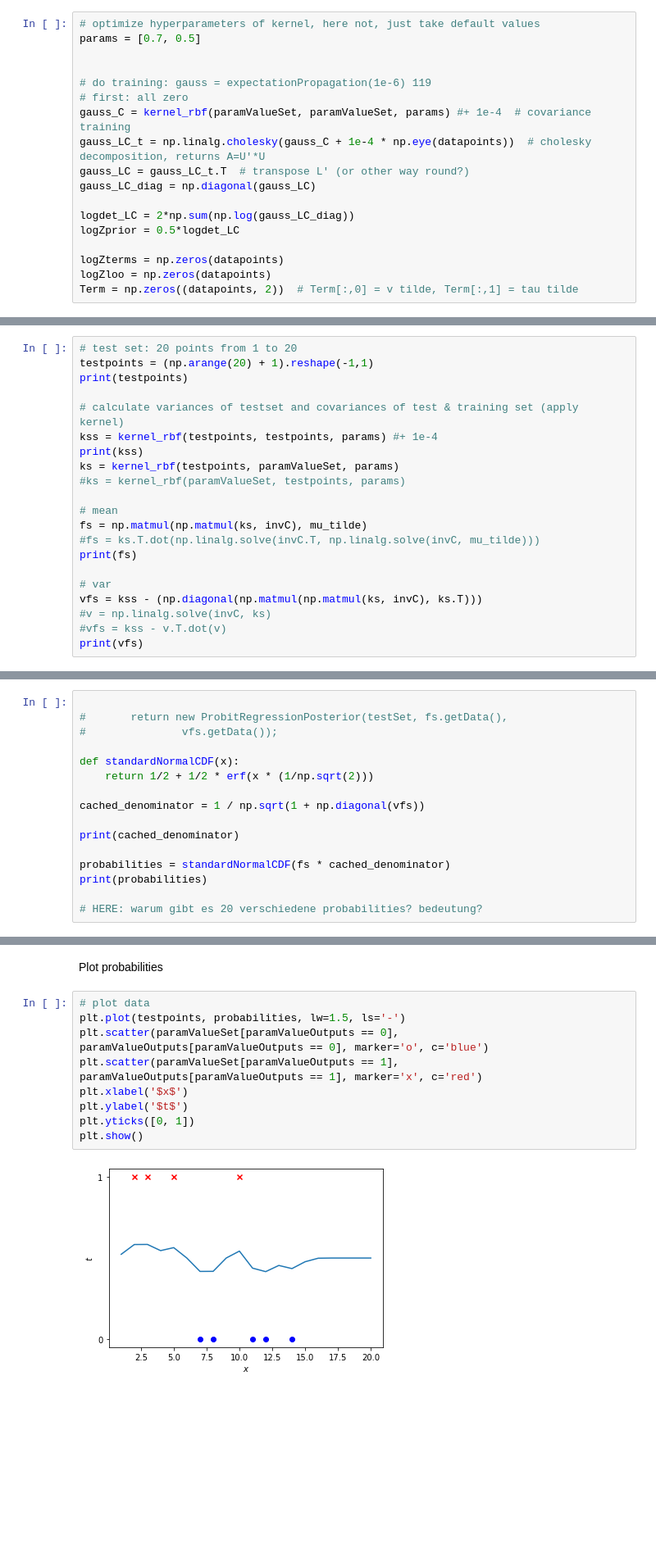
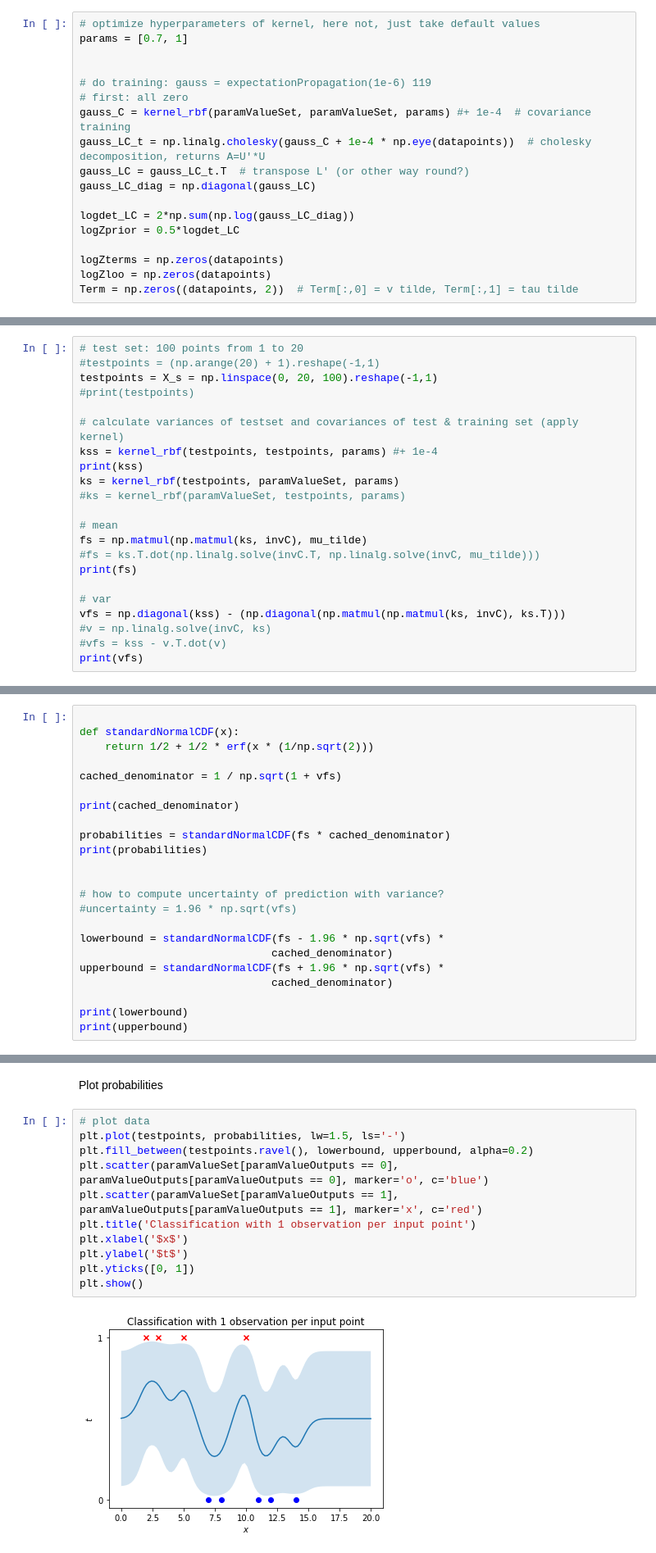
Before and after one commit to juliakln/MasterThesis, a Jupyter notebook: gpr/Smoothed Model Checking.ipynb, the cells around one changed output, grey strips where cells are left out. Shown at 82% size. Drawn from its saved outputs; the diff is of its cells as text; blank space fills up the shorter version.

Commit message:
implemented smoothed model checking for multiple observations

```diff
--- a/gpr/Smoothed Model Checking.ipynb
+++ b/gpr/Smoothed Model Checking.ipynb
@@ -206,7 +186,7 @@ getAnalyticApproximation(data, parameters, options) (100)
    -> expectationPropagation
 # %%
 # optimize hyperparameters of kernel, here not, just take default values
-params = [0.7, 0.5]
+params = [0.7, 1]
 
 
 # do training: gauss = expectationPropagation(1e-6) 119
@@ -600,9 +596,10 @@ log-likelihood = gp.getMarginalLikelihood -> nochmal EP machen und dann = logZ
 
 Frage: sollte test set nicht größer sein als meine 9 gesampelten punkte? woher kommt test set?
 # %%
-# test set: 20 points from 1 to 20
-testpoints = (np.arange(20) + 1).reshape(-1,1)
-print(testpoints)
+# test set: 100 points from 1 to 20
+#testpoints = (np.arange(20) + 1).reshape(-1,1)
+testpoints = X_s = np.linspace(0, 20, 100).reshape(-1,1)
+#print(testpoints)
 
 # calculate variances of testset and covariances of test & training set (apply kernel)
 kss = kernel_rbf(testpoints, testpoints, params) #+ 1e-4
@@ -616,7 +613,7 @@ fs = np.matmul(np.matmul(ks, invC), mu_tilde)
 print(fs)
 
 # var
-vfs = kss - (np.diagonal(np.matmul(np.matmul(ks, invC), ks.T)))
+vfs = np.diagonal(kss) - (np.diagonal(np.matmul(np.matmul(ks, invC), ks.T)))
 #v = np.linalg.solve(invC, ks)
 #vfs = kss - v.T.dot(v)
 print(vfs)
@@ -641,19 +638,26 @@ print(vfs)
 # %% [markdown]
 new ProbitRegressionPosterior(data, mean, var) 11
 # %%
-
-#		return new ProbitRegressionPosterior(testSet, fs.getData(),
-#				vfs.getData());
 
 def standardNormalCDF(x):
     return 1/2 + 1/2 * erf(x * (1/np.sqrt(2)))
 
-cached_denominator = 1 / np.sqrt(1 + np.diagonal(vfs))
+cached_denominator = 1 / np.sqrt(1 + vfs)
 
 print(cached_denominator)
 
 probabilities = standardNormalCDF(fs * cached_denominator)
 print(probabilities)
 
-# HERE: warum gibt es 20 verschiedene probabilities? bedeutung?
+
+# how to compute uncertainty of prediction with variance?
+#uncertainty = 1.96 * np.sqrt(vfs)
+
+lowerbound = standardNormalCDF(fs - 1.96 * np.sqrt(vfs) *
+                              cached_denominator)
+upperbound = standardNormalCDF(fs + 1.96 * np.sqrt(vfs) *
+                              cached_denominator)
+
+print(lowerbound)
+print(upperbound)
 # %% [output]
@@ -670,11 +683,13 @@ Plot probabilities
 # %%
 # plot data
 plt.plot(testpoints, probabilities, lw=1.5, ls='-')
+plt.fill_between(testpoints.ravel(), lowerbound, upperbound, alpha=0.2)
 plt.scatter(paramValueSet[paramValueOutputs == 0], paramValueOutputs[paramValueOutputs == 0], marker='o', c='blue')
 plt.scatter(paramValueSet[paramValueOutputs == 1], paramValueOutputs[paramValueOutputs == 1], marker='x', c='red')
+plt.title('Classification with 1 observation per input point')
 plt.xlabel('$x$')
 plt.ylabel('$t$')
 plt.yticks([0, 1])
 plt.show()
 # %% [output]
-[figure, old version]
+[figure, new version]
```
Also changed, not shown: parts of 9 cells of this notebook, 2 other files.
